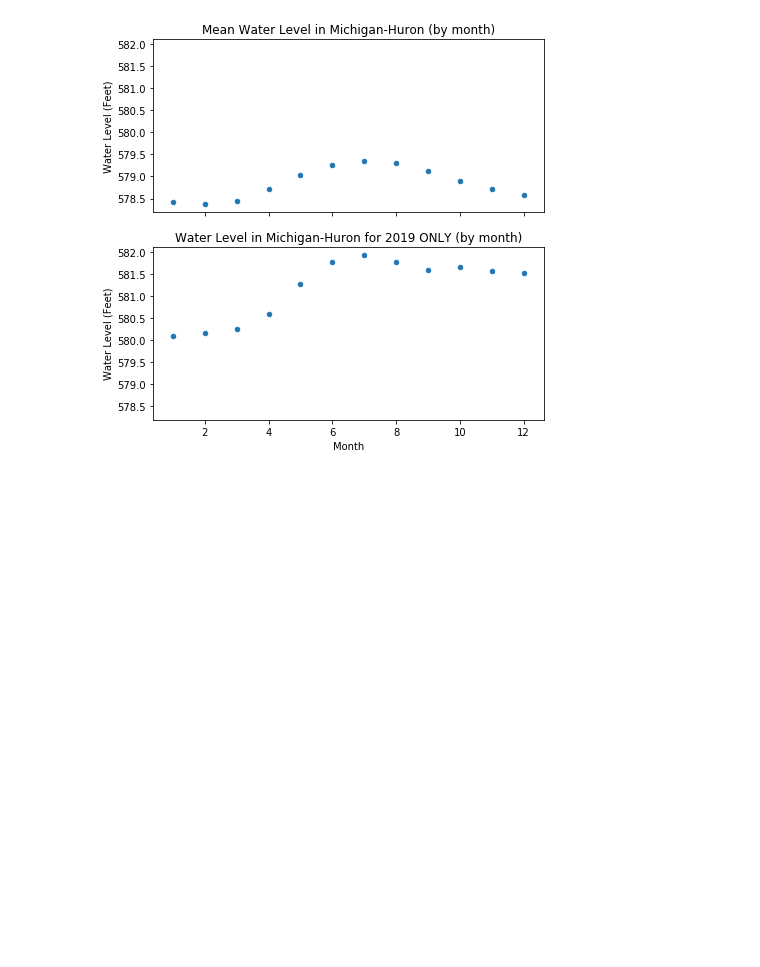
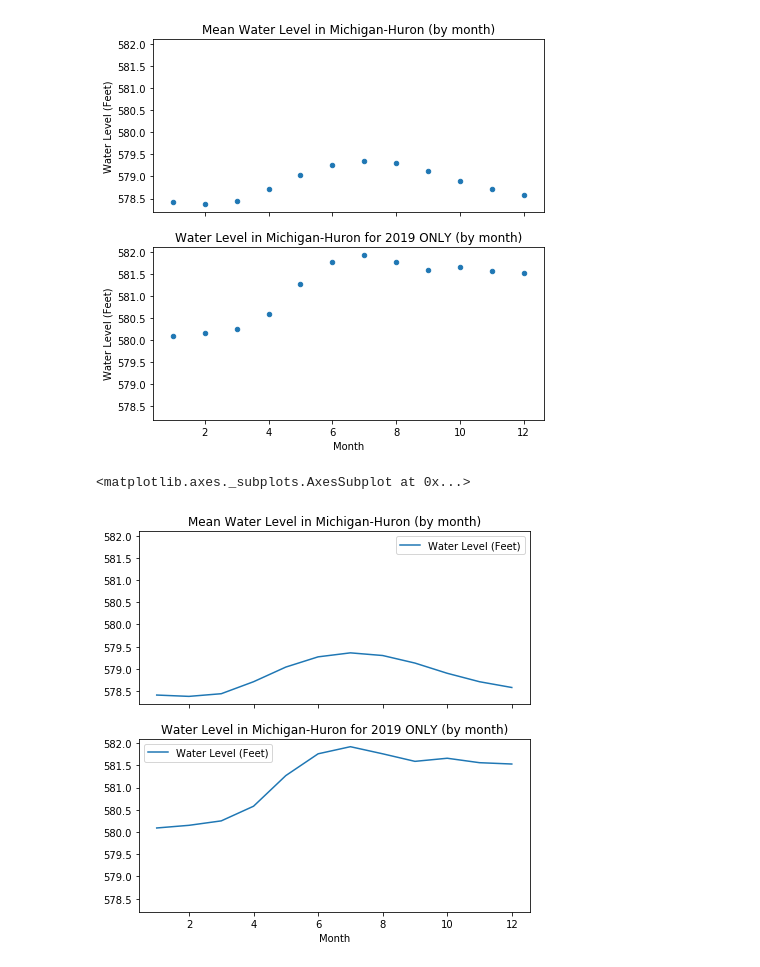
Before and after one commit to olivia1117/LakeWaterLevelData, a Jupyter notebook: Water Level Data Project.ipynb, the cells around one changed output. Drawn from its saved outputs; the diff is of its cells as text; code cells hidden in the pictures; blank space fills up the shorter version.

Commit message:
Adding line graphs.

```diff
--- a/Water Level Data Project.ipynb
+++ b/Water Level Data Project.ipynb
@@ -65,3 +65,14 @@ last_year_data.plot.scatter(x ='Month', y ='Water Level (Feet)', title = 'Water
 # %% [output]
 <matplotlib.axes._subplots.AxesSubplot at 0x...>
 [figure]
+# %%
+f, axes = plt.subplots(2, 1, figsize=(7, 7), sharex = True, sharey = True)
+sin_annual = mean_dataframe.loc[mean_dataframe["Month"] != "Annual"]
+sin_annual.plot.line(x ='Month', y ='Water Level (Feet)', title = 'Mean Water Level in Michigan-Huron (by month)', ax = axes [0] )
+
+
+last_year_data = nineteen_dataframe.loc[nineteen_dataframe["Month"] != "Annual"]
+last_year_data.plot.line(x ='Month', y ='Water Level (Feet)', title = 'Water Level in Michigan-Huron for 2019 ONLY (by month)', ax = axes[1] )
+# %% [output]
+<matplotlib.axes._subplots.AxesSubplot at 0x...>
+[figure, added]
```
Also changed, not shown: parts of 1 cell of this notebook.
